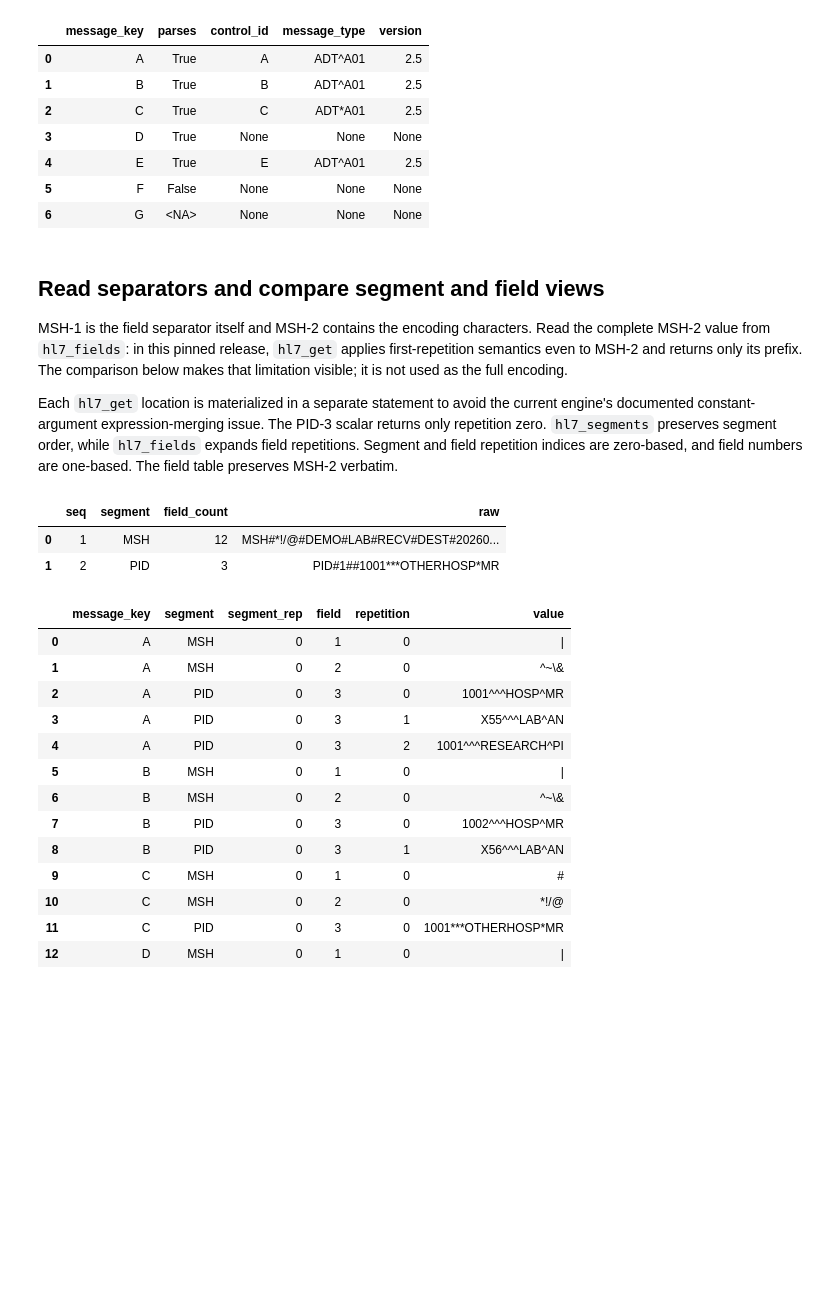
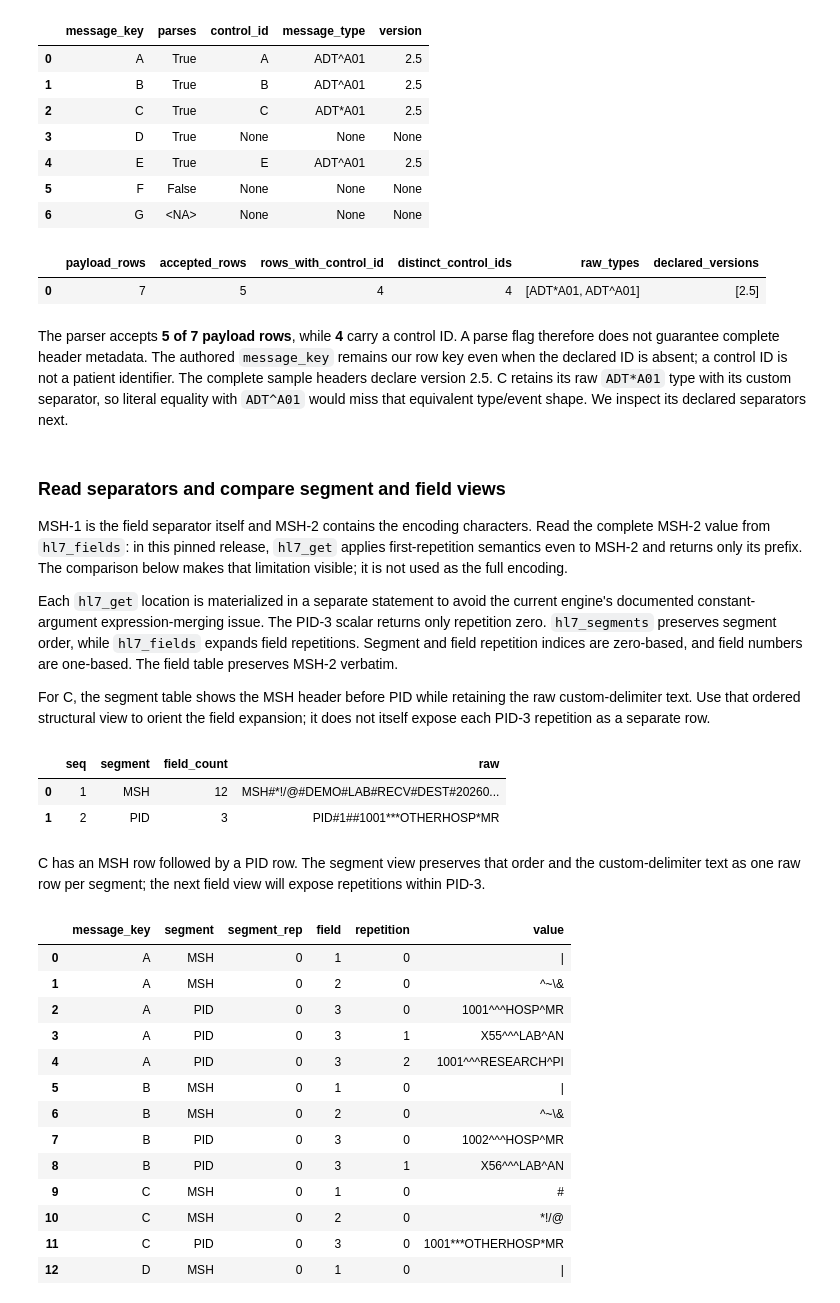
Before and after one commit to Query-farm/vgi-hl7, a Jupyter notebook: notebooks/01_preserve_identifier_repetitions.ipynb, the cells around one changed output. Drawn from its saved outputs; the diff is of its cells as text; code cells hidden in the pictures; blank space fills up the shorter version.

```diff
--- a/notebooks/01_preserve_identifier_repetitions.ipynb
+++ b/notebooks/01_preserve_identifier_repetitions.ipynb
@@ -115,5 +149,15 @@ SELECT message_key,parses,control_id,message_type,version FROM inventory ORDER B
+# %%
+display(metadata_summary)
+s = metadata_summary.iloc[0]
+prose(
+    f"The parser accepts **{int(s.accepted_rows)} of {int(s.payload_rows)} payload rows**, while **{int(s.rows_with_control_id)}** carry a control ID. A parse flag therefore does not guarantee complete header metadata. The authored `message_key` remains our row key even when the declared ID is absent; a control ID is not a patient identifier. The complete sample headers declare version 2.5. C retains its raw `ADT*A01` type with its custom separator, so literal equality with `ADT^A01` would miss that equivalent type/event shape. We inspect its declared separators next."
+)
+# %% [output]
+|  | payload_rows | accepted_rows | rows_with_control_id | distinct_control_ids | raw_types | declared_versions |
+| 0 | 7 | 5 | 4 | 4 | [ADT*A01, ADT^A01] | [2.5] |
+The parser accepts **5 of 7 payload rows**, while **4** carry a control ID. A parse flag therefore does not guarantee complete header metadata. The authored `message_key` remains our row key even when the declared ID is absent; a control ID is not a patient identifier. The complete sample headers declare version 2.5. C retains its raw `ADT*A01` type with its custom separator, so literal equality with `ADT^A01` would miss that equivalent type/event shape. We inspect its declared separators next.
 # %% [markdown]
-## Read separators and compare segment and field views
+### Read separators and compare segment and field views
 
 MSH-1 is the field separator itself and MSH-2 contains the encoding characters.
 Read the complete MSH-2 value from `hl7_fields`: in this pinned release, `hl7_get`
@@ -125,6 +169,8 @@ engine's documented constant-argument expression-merging issue. The PID-3 scalar
 returns only repetition zero. `hl7_segments` preserves segment order, while
 `hl7_fields` expands field repetitions. Segment and field repetition indices are
 zero-based, and field numbers are one-based. The field table preserves MSH-2 verbatim.
+
+For C, the segment table shows the MSH header before PID while retaining the raw custom-delimiter text. Use that ordered structural view to orient the field expansion; it does not itself expose each PID-3 repetition as a separate row.
 # %%
 %%sql
 CREATE TABLE scalar_encoding AS
@@ -136,6 +182,8 @@ SELECT * FROM hl7.main.hl7_segments(message_c()) ORDER BY seq;
 |  | seq | segment | field_count | raw |
 | 0 | 1 | MSH | 12 | MSH#*!/@#DEMO#LAB#RECV#DEST#20260... |
 | 1 | 2 | PID | 3 | PID#1##1001***OTHERHOSP*MR |
+# %% [markdown]
+C has an MSH row followed by a PID row. The segment view preserves that order and the custom-delimiter text as one raw row per segment; the next field view will expose repetitions within PID-3.
 # %%
 %%sql
 CREATE TABLE field_rows AS
```
Also changed, not shown: parts of 21 cells of this notebook, 13 other files.
